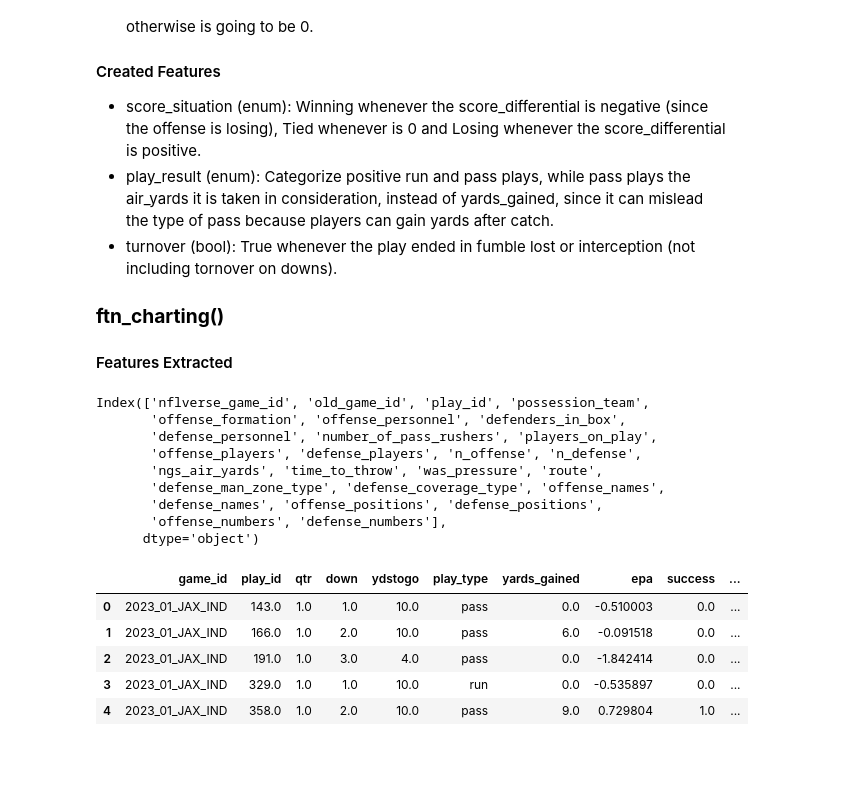
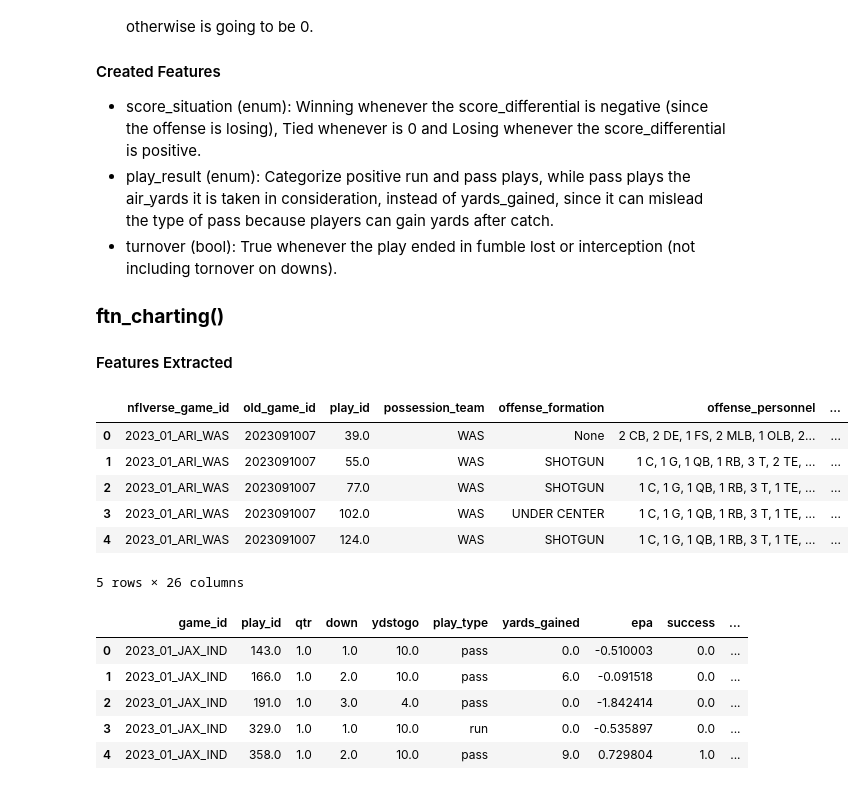
Before and after one commit to VitorTavares-cct/CA1_Machine-Learning, a Jupyter notebook: nfl_preditive_models.ipynb, the cells around one changed output. Cells and saved outputs as stored; diff of their text form; code cells hidden in the pictures; blank space fills up the shorter version.

```diff
--- a/nfl_preditive_models.ipynb
+++ b/nfl_preditive_models.ipynb
@@ -62,17 +74,15 @@ Check [API Reference](https://nflreadpy.nflverse.com/api/load_functions/#nflread
 
 #### Features Extracted
 # %%
-ptcp.columns
+ptcp.head()
 # %% [output]
+|  | nflverse_game_id | old_game_id | play_id | possession_team | offense_formation | offense_personnel | ... |
+| 0 | 2023_01_ARI_WAS | 2023091007 | 39.0 | WAS | None | 2 CB, 2 DE, 1 FS, 2 MLB, 1 OLB, 2... | ... |
+| 1 | 2023_01_ARI_WAS | 2023091007 | 55.0 | WAS | SHOTGUN | 1 C, 1 G, 1 QB, 1 RB, 3 T, 2 TE, ... | ... |
+| 2 | 2023_01_ARI_WAS | 2023091007 | 77.0 | WAS | SHOTGUN | 1 C, 1 G, 1 QB, 1 RB, 3 T, 1 TE, ... | ... |
+| 3 | 2023_01_ARI_WAS | 2023091007 | 102.0 | WAS | UNDER CENTER | 1 C, 1 G, 1 QB, 1 RB, 3 T, 1 TE, ... | ... |
+| 4 | 2023_01_ARI_WAS | 2023091007 | 124.0 | WAS | SHOTGUN | 1 C, 1 G, 1 QB, 1 RB, 3 T, 1 TE, ... | ... |
-Index(['nflverse_game_id', 'old_game_id', 'play_id', 'possession_team',
-       'offense_formation', 'offense_personnel', 'defenders_in_box',
-       'defense_personnel', 'number_of_pass_rushers', 'players_on_play',
-       'offense_players', 'defense_players', 'n_offense', 'n_defense',
-       'ngs_air_yards', 'time_to_throw', 'was_pressure', 'route',
-       'defense_man_zone_type', 'defense_coverage_type', 'offense_names',
-       'defense_names', 'offense_positions', 'defense_positions',
-       'offense_numbers', 'defense_numbers'],
-      dtype='object')
+5 rows × 26 columns
 # %%
 team = "IND"
 
```
Also changed, not shown: parts of 16 cells of this notebook.
